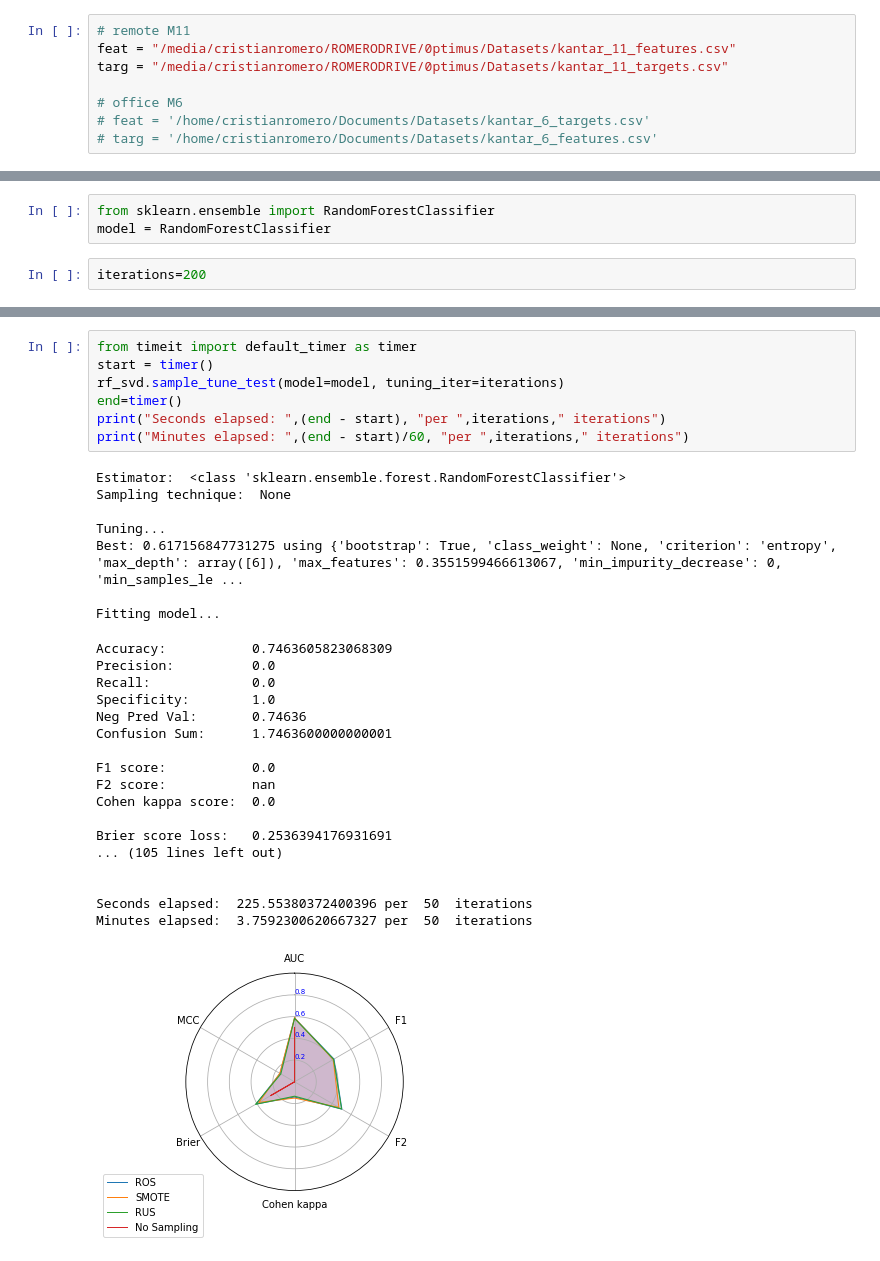
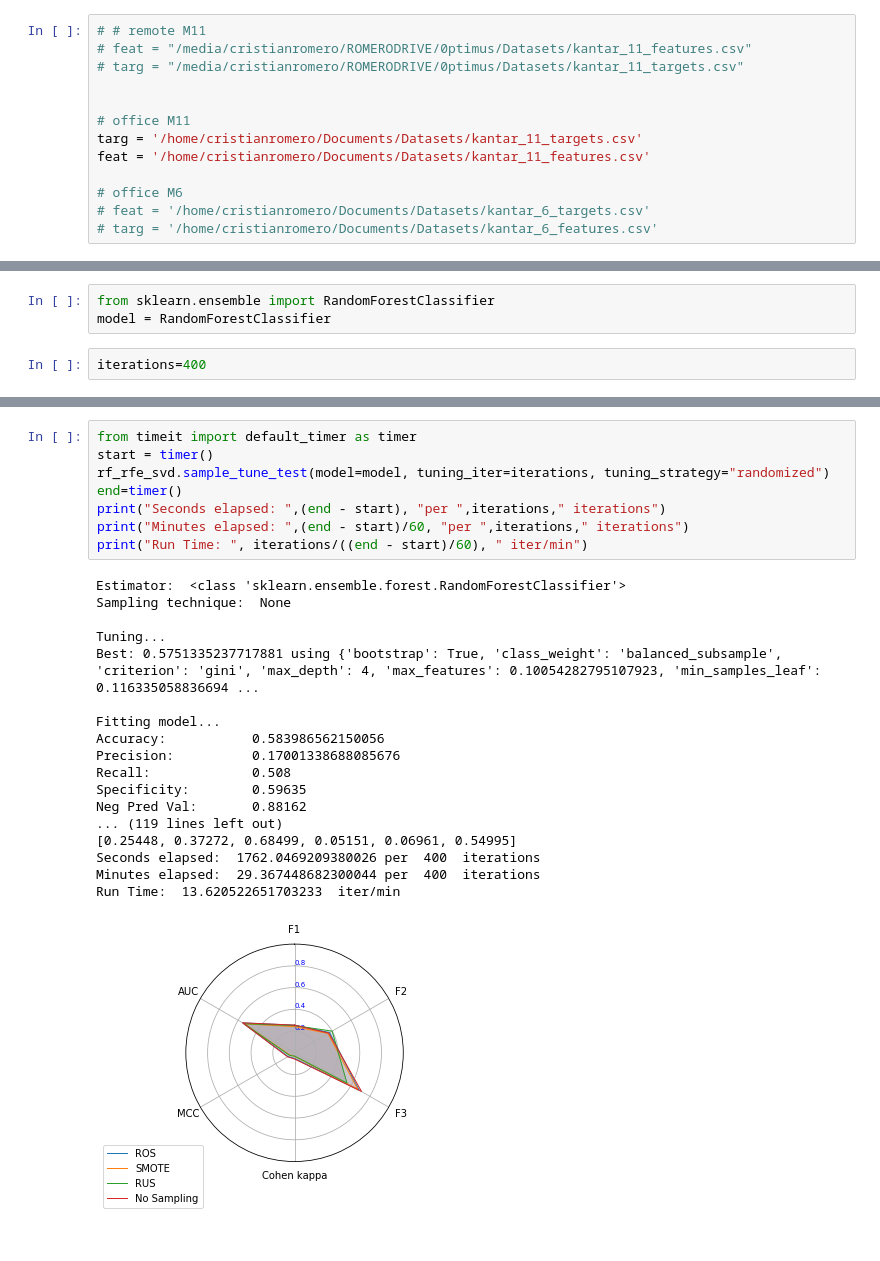
Before and after one commit to cir26/0ptimus-feat_treat, a Jupyter notebook: M6_rf_treatments.ipynb, the cells around one changed output, grey strips where cells are left out. Cells and saved outputs as stored; diff of their text form.

Commit message:
update files
plotting errors fixed
slight performance improvements
squashed some bugs

```diff
--- a/M6_rf_treatments.ipynb
+++ b/M6_rf_treatments.ipynb
@@ -1,7 +1,12 @@
 # %%
-# remote M11
-feat = "/media/cristianromero/ROMERODRIVE/0ptimus/Datasets/kantar_11_features.csv"
-targ = "/media/cristianromero/ROMERODRIVE/0ptimus/Datasets/kantar_11_targets.csv"
+# # remote M11
+# feat = "/media/cristianromero/ROMERODRIVE/0ptimus/Datasets/kantar_11_features.csv"
+# targ = "/media/cristianromero/ROMERODRIVE/0ptimus/Datasets/kantar_11_targets.csv"
+
+
+# office M11
+targ = '/home/cristianromero/Documents/Datasets/kantar_11_targets.csv'
+feat = '/home/cristianromero/Documents/Datasets/kantar_11_features.csv'
 
 # office M6
 # feat = '/home/cristianromero/Documents/Datasets/kantar_6_targets.csv'
@@ -99,4 +104,4 @@ rf_rfe_svd.svd(8)
 from sklearn.ensemble import RandomForestClassifier
 model = RandomForestClassifier
 # %%
-iterations=200
+iterations=400
@@ -129,33 +232,27 @@ KeyboardInterrupt:
 # %%
 from timeit import default_timer as timer
 start = timer()
-rf_svd.sample_tune_test(model=model, tuning_iter=iterations)
+rf_rfe_svd.sample_tune_test(model=model, tuning_iter=iterations, tuning_strategy="randomized")
 end=timer()
 print("Seconds elapsed: ",(end - start), "per ",iterations," iterations")
 print("Minutes elapsed: ",(end - start)/60, "per ",iterations," iterations")
+print("Run Time: ", iterations/((end - start)/60), " iter/min")
 # %% [output]
 Estimator:  <class 'sklearn.ensemble.forest.RandomForestClassifier'>
 Sampling technique:  None
 
 Tuning...
-Best: 0.617156847731275 using {'bootstrap': True, 'class_weight': None, 'criterion': 'entropy', 'max_depth': array([6]), 'max_features': 0.3551599466613067, 'min_impurity_decrease': 0, 'min_samples_le ...
+Best: 0.5751335237717881 using {'bootstrap': True, 'class_weight': 'balanced_subsample', 'criterion': 'gini', 'max_depth': 4, 'max_features': 0.10054282795107923, 'min_samples_leaf': 0.116335058836694 ...
 
 Fitting model...
+Accuracy:           0.583986562150056
+Precision:          0.17001338688085676
+Recall:             0.508
+Specificity:        0.59635
+Neg Pred Val:       0.88162
+... (119 lines left out)
+[0.25448, 0.37272, 0.68499, 0.05151, 0.06961, 0.54995]
+Seconds elapsed:  1762.0469209380026 per  400  iterations
+Minutes elapsed:  29.367448682300044 per  400  iterations
+Run Time:  13.620522651703233  iter/min
-Accuracy:           0.7463605823068309
-Precision:          0.0
-Recall:             0.0
-Specificity:        1.0
-Neg Pred Val:       0.74636
-Confusion Sum:      1.7463600000000001
-
-F1 score:           0.0
-F2 score:           nan
-Cohen kappa score:  0.0
-
-Brier score loss:   0.2536394176931691
-... (105 lines left out)
-
-
-Seconds elapsed:  225.55380372400396 per  50  iterations
-Minutes elapsed:  3.7592300620667327 per  50  iterations
-[figure, old version]
+[figure, new version]
```
Also changed, not shown: parts of 10 cells of this notebook, 3 other files.
